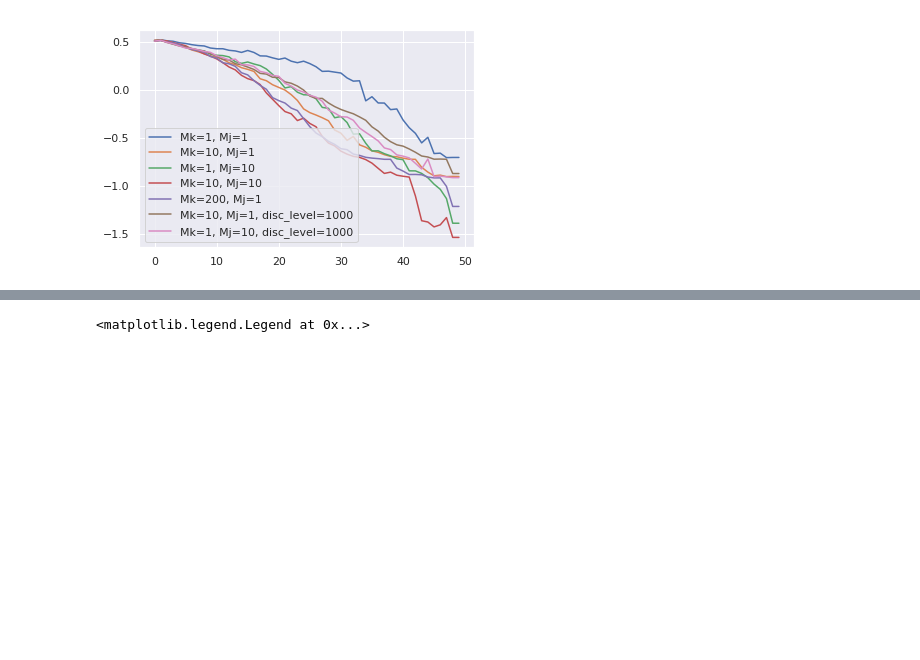
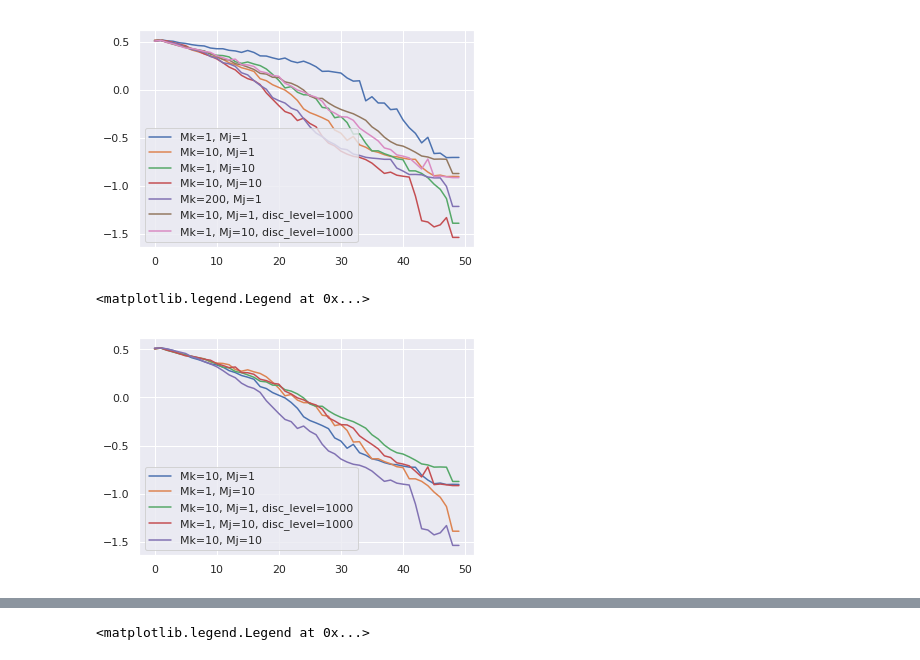
Before and after one commit to kkh8676/opt_functions, a Jupyter notebook: discretize_level_vs_Mk_Mj_for_hartmann.ipynb, the cells around one changed output, grey strips where cells are left out. Saved outputs shown, nothing was run; the diff lists cells and outputs as text; code cells hidden in the pictures; blank space fills up the shorter version.

```diff
--- a/discretize_level_vs_Mk_Mj_for_hartmann.ipynb
+++ b/discretize_level_vs_Mk_Mj_for_hartmann.ipynb
@@ -241,3 +252,13 @@ plt.legend()
 # %% [output]
 <matplotlib.legend.Legend at 0x...>
 [figure]
+# %%
+plt.plot(irs1_median, label='Mk=10, Mj=1')
+plt.plot(irs2_median, label='Mk=1, Mj=10')
+plt.plot(irs7_median, label='Mk=10, Mj=1, disc_level=1000')
+plt.plot(irs8_median, label='Mk=1, Mj=10, disc_level=1000')
+plt.plot(irs5_median, label='Mk=10, Mj=10')
+plt.legend()
+# %% [output]
+<matplotlib.legend.Legend at 0x...>
+[figure, added]
```
Also changed, not shown: parts of 5 cells of this notebook.
